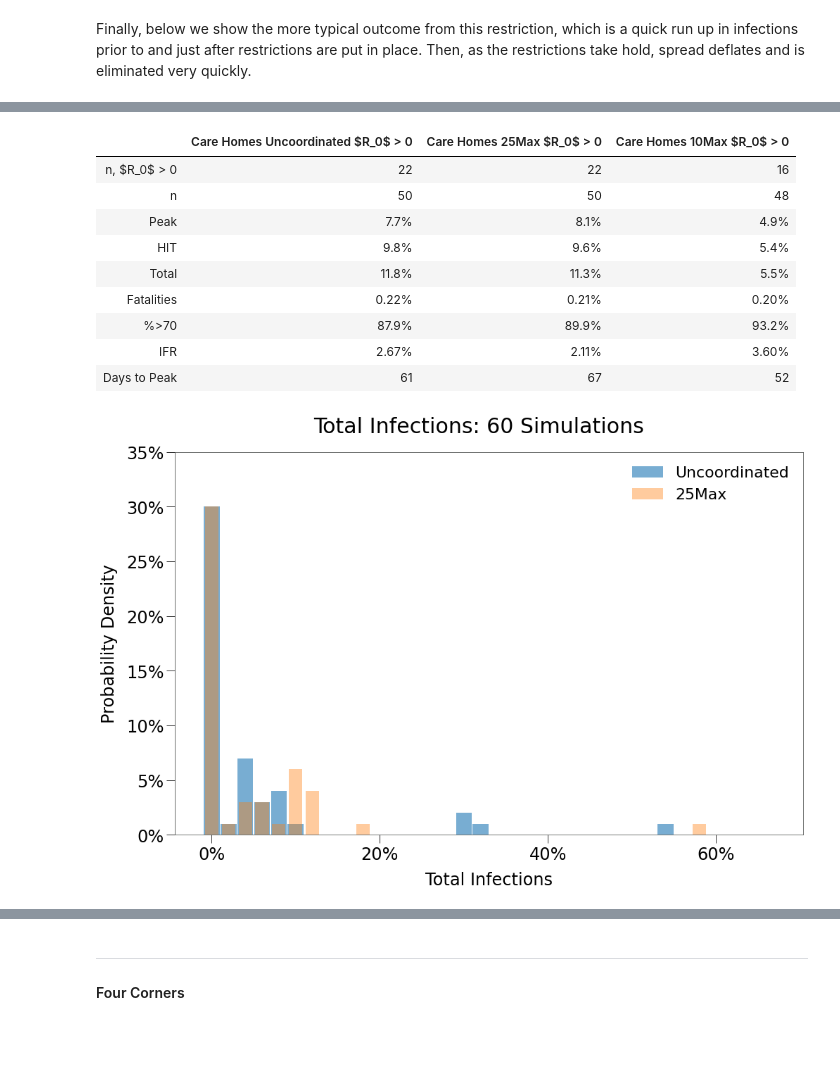
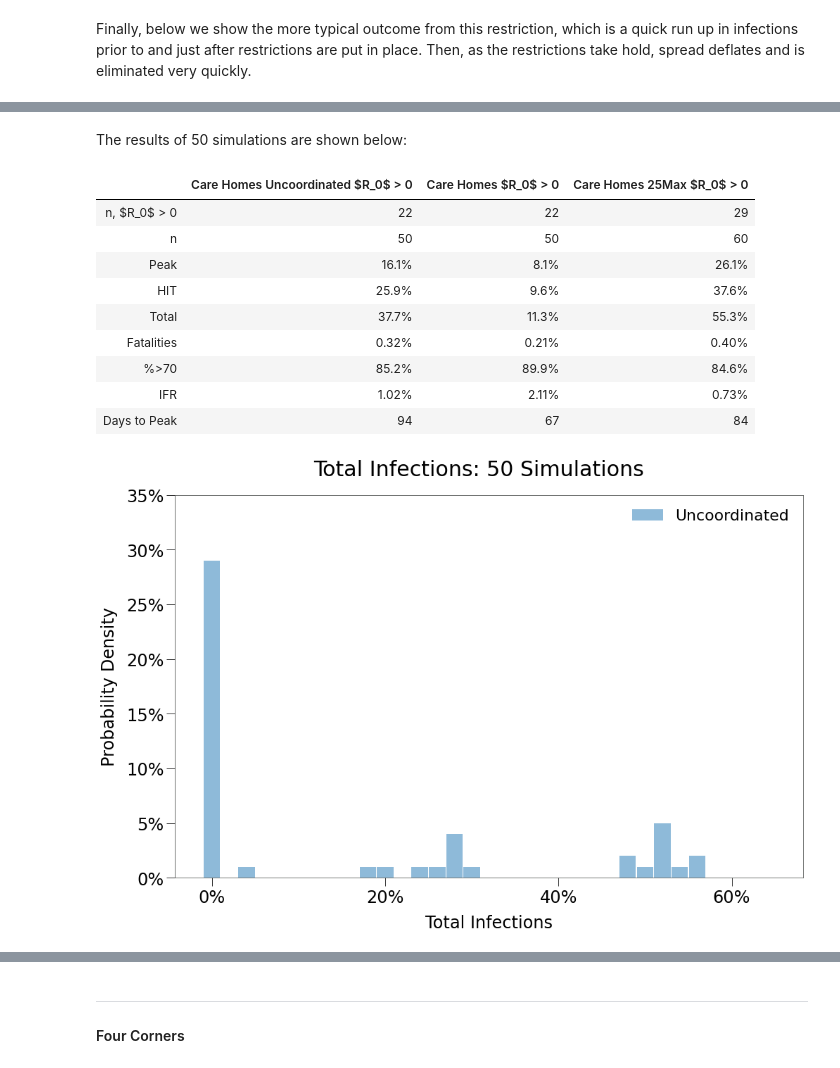
Before and after one commit to rjskene/rknotdocs, a Jupyter notebook: docs/multi.ipynb, the cells around one changed output, grey strips where cells are left out. Cells and saved outputs as stored; diff of their text form; code cells hidden in the pictures; blank space fills up the shorter version.

Commit message:
finalize independent policies in multi

```diff
--- a/docs/multi.ipynb
+++ b/docs/multi.ipynb
@@ -1197,56 +1227,60 @@ display(HTML(animHTML('multi/carehomes_25Max_tots')))
+# %% [markdown]
+The results of 50 simulations are shown below:
 # %%
 from IPython.core.display import display, HTML
 
 import os
 from datetime import datetime as dt
 import numpy as np
 
+from rknot.notebook import *
+
 path = 'vids/multi'
-slug = 'carehome_async_restrict-pickled'
+slug = 'carehome_uncoord-pickled'
 file_ = os.path.join(path, 'sims', slug)
 sims = pickload(file_)
 
 last_date = sorted([dt.strptime(date, '%Y-%m-%d') for date in sims.keys()])[-1]
 last_date = last_date.strftime('%Y-%m-%d')
 
 with np.errstate(divide='ignore', invalid='ignore'):
-    r_chno = [get_results(sim) for sim in sims[last_date]['sims']]
+    r_unco = [get_results(sim) for sim in sims[last_date]['sims']]
 
-    r_chno = np.vstack(r_chno)
-    m_chno = find_means(r_chno)
-    m_gt0_chno = find_means_seconly(r_chno, m_chno)
+    r_unco = np.vstack(r_unco)
+    m_unco = find_means(r_unco)
+    m_gt0_unco = find_means_seconly(r_unco, m_unco)
 
 headers = [
     r'Care Homes<br>Uncoordinated<br>$R_0$ > 0',
-    'Care Homes<br>25Max<br>$R_0$ > 0',
-    r'Care Homes<br>10Max<br>$R_0$ > 0'
+    r'Care Homes<br>$R_0$ > 0',
+    r'Care Homes<br>25Max<br>$R_0$ > 0'
 ]
 
-args = [m_gt0_chno, m_gt0_ch25, m_gt0_ch10]
+args = [m_gt0_unco, m_gt0_ch25, m_gt0_ch]
 sizes = [
-    (find_seconly(r_chno).shape[0], r_chno.shape[0]),
+    (find_seconly(r_unco).shape[0], r_unco.shape[0]),
     (find_seconly(r_ch25).shape[0], r_ch25.shape[0]),
-    (find_seconly(r_ch10).shape[0], r_ch10.shape[0])
+    (find_seconly(r_ch).shape[0], r_ch.shape[0]),
 ]
 display(HTML(curve_table(headers, args, sizes)))
 # %% [output]
-|  | Care Homes Uncoordinated $R_0$ > 0 | Care Homes 25Max $R_0$ > 0 | Care Homes 10Max $R_0$ > 0 |
-| n, $R_0$ > 0 | 22 | 22 | 16 |
-| n | 50 | 50 | 48 |
-| Peak | 7.7% | 8.1% | 4.9% |
-| HIT | 9.8% | 9.6% | 5.4% |
-| Total | 11.8% | 11.3% | 5.5% |
-| Fatalities | 0.22% | 0.21% | 0.20% |
-| %>70 | 87.9% | 89.9% | 93.2% |
-| IFR | 2.67% | 2.11% | 3.60% |
-| Days to Peak | 61 | 67 | 52 |
+|  | Care Homes Uncoordinated $R_0$ > 0 | Care Homes $R_0$ > 0 | Care Homes 25Max $R_0$ > 0 |
+| n, $R_0$ > 0 | 22 | 22 | 29 |
+| n | 50 | 50 | 60 |
+| Peak | 16.1% | 8.1% | 26.1% |
+| HIT | 25.9% | 9.6% | 37.6% |
+| Total | 37.7% | 11.3% | 55.3% |
+| Fatalities | 0.32% | 0.21% | 0.40% |
+| %>70 | 85.2% | 89.9% | 84.6% |
+| IFR | 1.02% | 2.11% | 0.73% |
+| Days to Peak | 94 | 67 | 84 |
 # %%
 from rknot.notebook import curvehist
-savepath = 'vids/multi/uncoord_hist'
+savepath = 'vids/multi/imgs/uncoord_hist'
 
-title = f'Total Infections: {r_ch.shape[0]} Simulations'
-labels = ['Uncoordinated', '25Max']
+title = f'Total Infections: {r_unco.shape[0]} Simulations'
+labels = ['Uncoordinated']
 
-curvehist([r_chno[:,2], r_ch25[:,2]], title=title, which='tot', widths=[.95, .8, .65], labels=labels, savepath=savepath)
+curvehist([r_unco[:,2]], title=title, which='tot', widths=[.95, .65], labels=labels, savepath=savepath)
 # %% [output]
-[figure, old version]
+[figure, new version]
```
Also changed, not shown: parts of 33 cells of this notebook, 28 other files.
